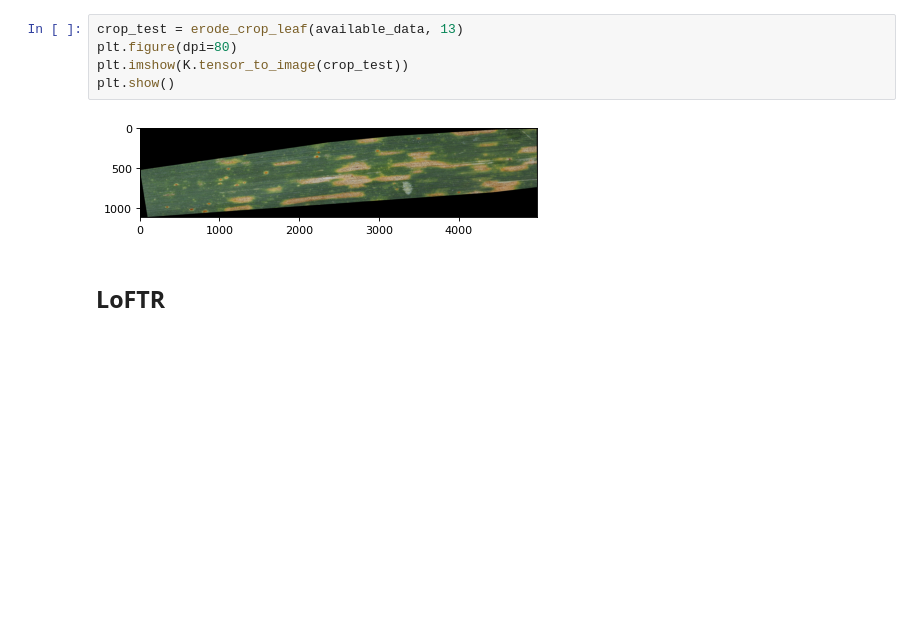
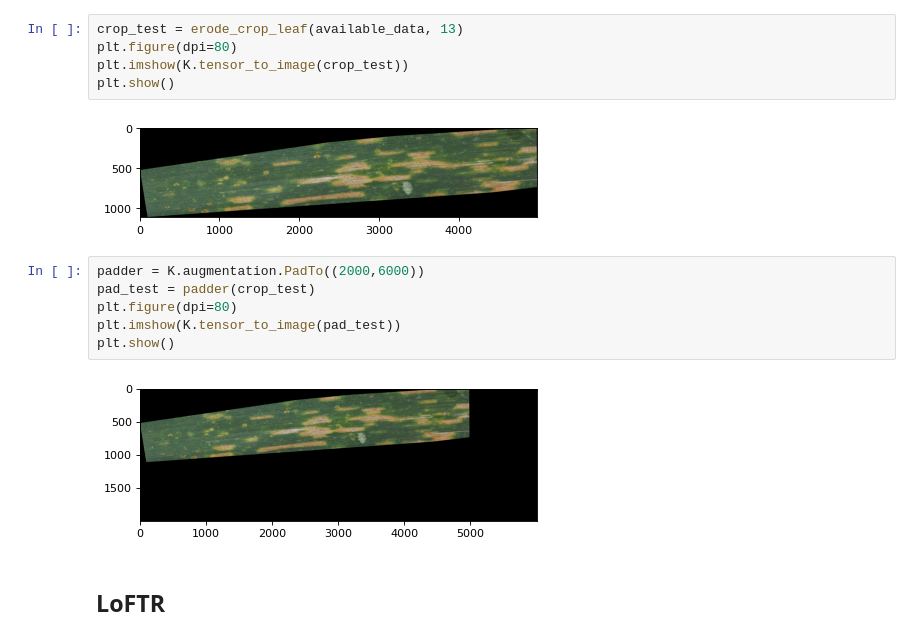
Before and after one commit to eboesch/LeafAlignment, a Jupyter notebook: Mask_Test.ipynb, the cells around one changed output. Saved outputs shown, nothing was run; the diff lists cells and outputs as text; blank space fills up the shorter version.

```diff
--- a/Mask_Test.ipynb
+++ b/Mask_Test.ipynb
@@ -219,6 +228,14 @@ plt.imshow(K.tensor_to_image(crop_test))
 plt.show()
 # %% [output]
 [figure]
+# %%
+padder = K.augmentation.PadTo((2000,6000))
+pad_test = padder(crop_test)
+plt.figure(dpi=80)
+plt.imshow(K.tensor_to_image(pad_test))
+plt.show()
+# %% [output]
+[figure, added]
 # %% [markdown]
 ## LoFTR
 # %%
```
Also changed, not shown: parts of 8 cells of this notebook, 1 other file.
